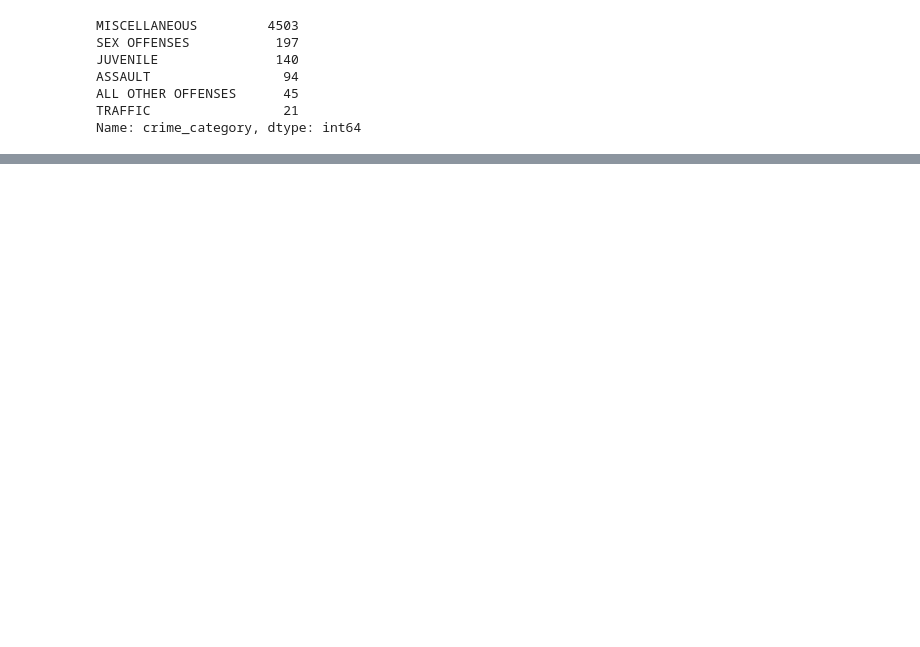
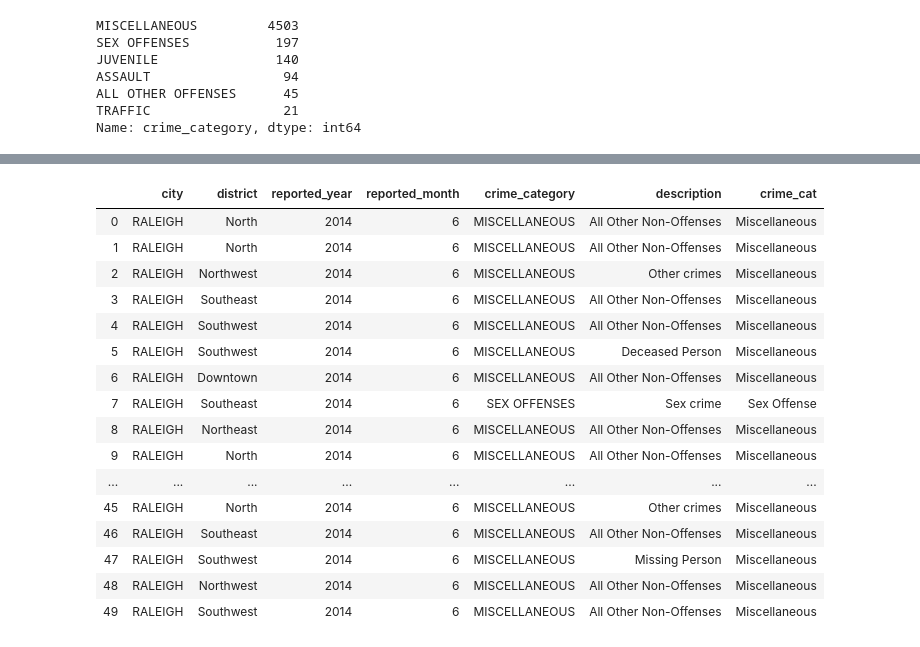
Before and after one commit to apspatz/team2project1, a Jupyter notebook: ODRaleigh.ipynb, the cells around one changed output, grey strips where cells are left out. Drawn from its saved outputs; the diff is of its cells as text; code cells hidden in the pictures; blank space fills up the shorter version.

```diff
--- a/ODRaleigh.ipynb
+++ b/ODRaleigh.ipynb
@@ -53,3 +60,6 @@ ASSAULT                 94
 ALL OTHER OFFENSES      45
 TRAFFIC                 21
 Name: crime_category, dtype: int64
+# %%
+crimedata_pd["crime_description"]=crimedata_pd["crime_description"].str.split("/",1,False)
+crimedata_pd.head()
@@ -55,0 +73,10 @@ Name: crime_category, dtype: int64
+# %%
+cat = []
+descrip =[]
+for index, row in crimedata_pd.iterrows():
+    descrip.append(row["crime_description"][1])
+    cat.append(row["crime_description"][0])
+crimedata_pd["description"]=descrip
+crimedata_pd["crime_cat"]=cat
+crimedata_pd.drop(columns="crime_description",inplace=True)
+crimedata_pd.head()
@@ -55,0 +120,15 @@ Name: crime_category, dtype: int64
+# %%
+crimedata_pd['description'] = crimedata_pd['description'].replace({'Overdose':'Deceased Person','Suicide':'Deceased Person',
+                                                                  'Overdose Death':'Deceased Person'})
+crimedata_pd['description'] = crimedata_pd['description'].replace({'Missing Person (18 & over)':'Missing Person',
+                                                                  'Runaway':'Missing Person', 'Missing Person (17 & under)': 'Missing Person'})
+crimedata_pd['description'] = crimedata_pd['description'].replace({'Simple':'Assault','All Other':'Assault',
+                                                                  'Aggravated':'Assault', 'Assault with an Object':'Assault'})
+crimedata_pd['description'] = crimedata_pd['description'].replace({'Forcible Rape':'Sex crime', 'Forcible Fondling':'Sex crime',
+                                                                  'Peeping Tom':'Sex crime','Forcible Sodomy':'Sex crime',
+                                                                  'Statutory Rape':'Sex crime', 'Incest':'Sex crime'})
+crimedata_pd['description'] = crimedata_pd['description'].replace({'Mental Commitment':'Other crimes','Found Property':'All Other Non-Offenses',
+                                                                  'Lost Property':'Other crimes', 'Nonviolent (eg: neglect)':'Other crimes',
+                                                                  'Injured Person':'Other crimes','Citizen Request':'All Other Non-Offenses',
+                                                                  'Child Abuse or Neglect':'Other crimes','Truancy':'Other crimes'})
+crimedata_pd['description'].value_counts()
@@ -55,0 +143,22 @@ Name: crime_category, dtype: int64
+# %%
+crimedata_pd = crimedata_pd.sort_values(['reported_year','reported_month'])
+crimedata_pd = crimedata_pd.reset_index(drop=True)
+crimedata_pd.head(50)
+# %% [output]
+|  | city | district | reported_year | reported_month | crime_category | description | crime_cat |
+| 0 | RALEIGH | North | 2014 | 6 | MISCELLANEOUS | All Other Non-Offenses | Miscellaneous |
+| 1 | RALEIGH | North | 2014 | 6 | MISCELLANEOUS | All Other Non-Offenses | Miscellaneous |
+| 2 | RALEIGH | Northwest | 2014 | 6 | MISCELLANEOUS | Other crimes | Miscellaneous |
+| 3 | RALEIGH | Southeast | 2014 | 6 | MISCELLANEOUS | All Other Non-Offenses | Miscellaneous |
+| 4 | RALEIGH | Southwest | 2014 | 6 | MISCELLANEOUS | All Other Non-Offenses | Miscellaneous |
+| 5 | RALEIGH | Southwest | 2014 | 6 | MISCELLANEOUS | Deceased Person | Miscellaneous |
+| 6 | RALEIGH | Downtown | 2014 | 6 | MISCELLANEOUS | All Other Non-Offenses | Miscellaneous |
+| 7 | RALEIGH | Southeast | 2014 | 6 | SEX OFFENSES | Sex crime | Sex Offense |
+| 8 | RALEIGH | Northeast | 2014 | 6 | MISCELLANEOUS | All Other Non-Offenses | Miscellaneous |
+| 9 | RALEIGH | North | 2014 | 6 | MISCELLANEOUS | All Other Non-Offenses | Miscellaneous |
+| ... | ... | ... | ... | ... | ... | ... | ... |
+| 45 | RALEIGH | North | 2014 | 6 | MISCELLANEOUS | Other crimes | Miscellaneous |
+| 46 | RALEIGH | Southeast | 2014 | 6 | MISCELLANEOUS | All Other Non-Offenses | Miscellaneous |
+| 47 | RALEIGH | Southwest | 2014 | 6 | MISCELLANEOUS | Missing Person | Miscellaneous |
+| 48 | RALEIGH | Northwest | 2014 | 6 | MISCELLANEOUS | All Other Non-Offenses | Miscellaneous |
+| 49 | RALEIGH | Southwest | 2014 | 6 | MISCELLANEOUS | All Other Non-Offenses | Miscellaneous |
```
Also changed, not shown: parts of 8 cells of this notebook, 1 other file.
